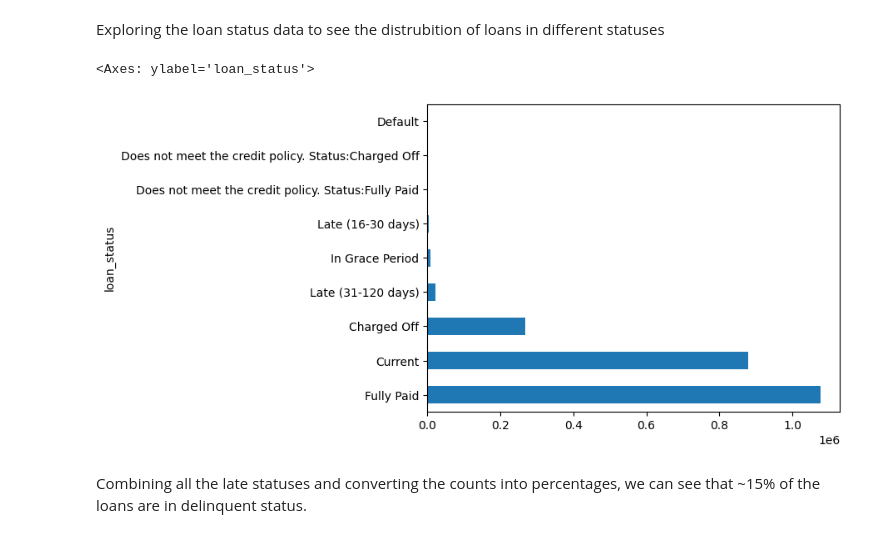
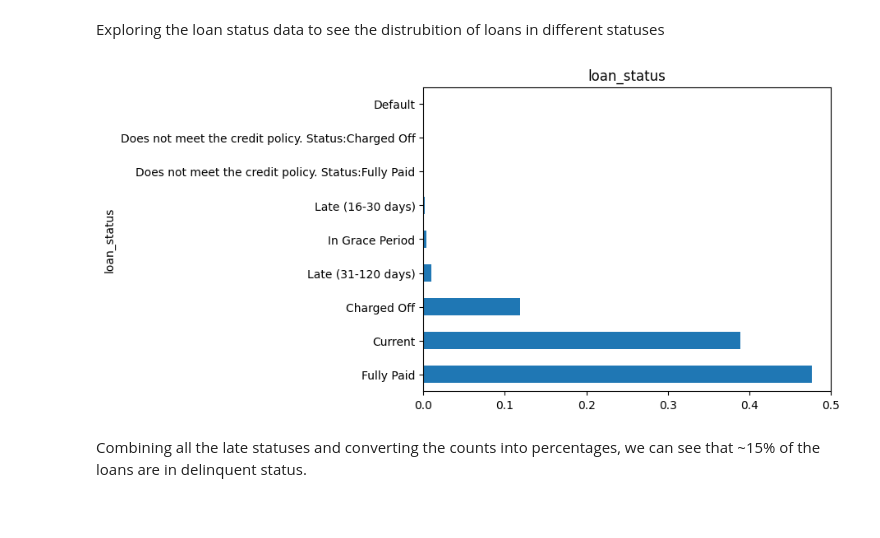
Before and after one commit to Prasanna23/Udacity_DataScience_ND, a Jupyter notebook: LC_EDA.ipynb, the cells around one changed output. Drawn from its saved outputs; the diff is of its cells as text; code cells hidden in the pictures.

```diff
--- a/LC_EDA.ipynb
+++ b/LC_EDA.ipynb
@@ -2,11 +2,29 @@
 import matplotlib.pyplot as plt
 import seaborn as sns
 import pandas as pd
+# %%
+def barplot(df,colname,plottype):
+    '''
+    This fucntion does the counts for the column name in the input
+    data frame and plot a bar plot vertical or horizontal based on
+    plottype value. plottype = bar/barh
+
+    input:
+        dataframe name : Name of the data frame
+        columnname : Column which is being counted for the plot
+        plot type: bar - vertical; barh - horizontal
+
+    Output:
+        Bar plot as output
+    '''
+    vals=df[colname].value_counts()
+    (vals/df.shape[0]).plot(kind=plottype)
+    plt.title(colname)
 # %% [markdown]
 Reading Lending club loan data from 2007 - 2018 into Pandas Dataframe using gzip uncompression routine
 # %%
 import pandas as pd
-data = pd.read_csv('accepted_2007_to_2018Q4.csv.gz', compression='gzip')
+data = pd.read_csv('~/Downloads/accepted_2007_to_2018Q4.csv.gz', compression='gzip')
 print(data)
 # %% [output]
                                                        id  member_id  \
@@ -44,11 +62,11 @@ Name: count, dtype: int64
 Exploring the loan status data to see the distrubition of loans in different statuses
 # %%
 
-loan_Status_Count = data['loan_status'].value_counts()
-loan_Status_Count.plot.barh()
+#loan_Status_Count = data['loan_status'].value_counts()
+#loan_Status_Count.plot.barh()
+barplot(data,'loan_status','barh')
 # %% [output]
-<Axes: ylabel='loan_status'>
-[figure, old version]
+[figure, new version]
 # %% [markdown]
 Combining all the late statuses and converting the counts into percentages, we can see that ~15% of the loans are in delinquent status.
 # %%
```
Also changed, not shown: 5 other files.
